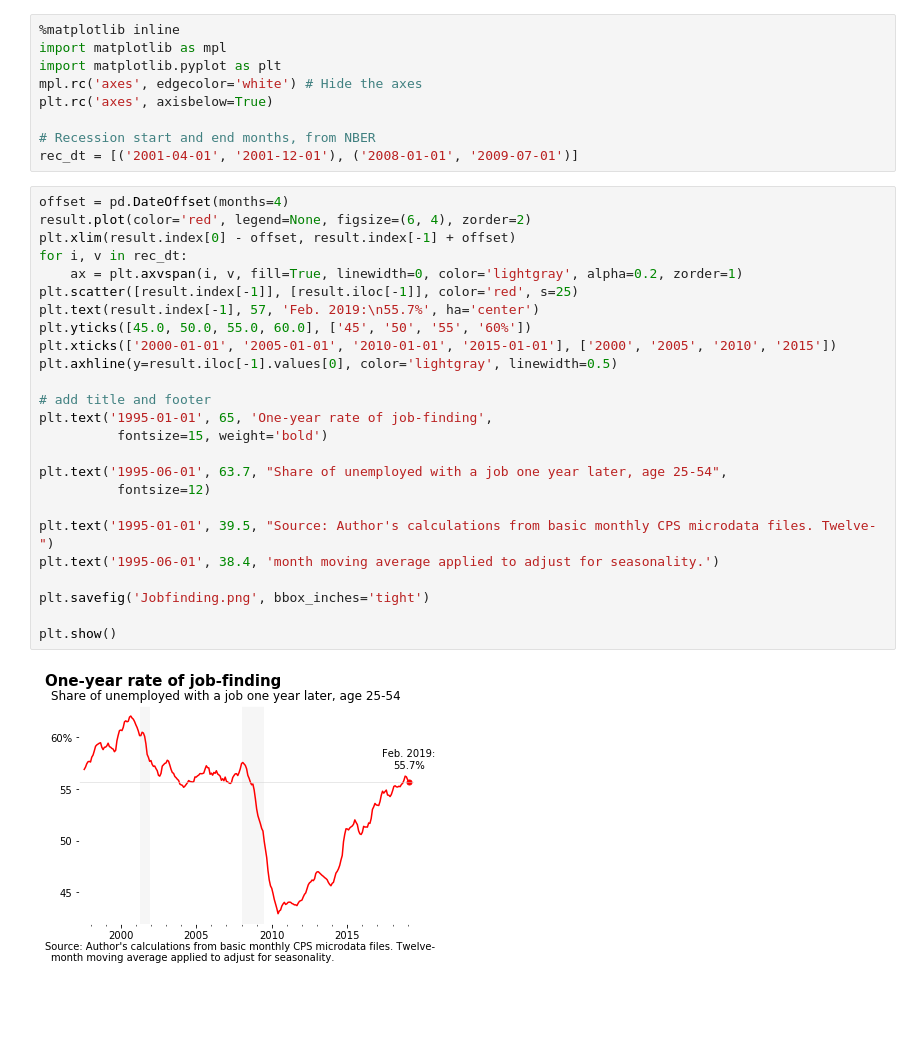
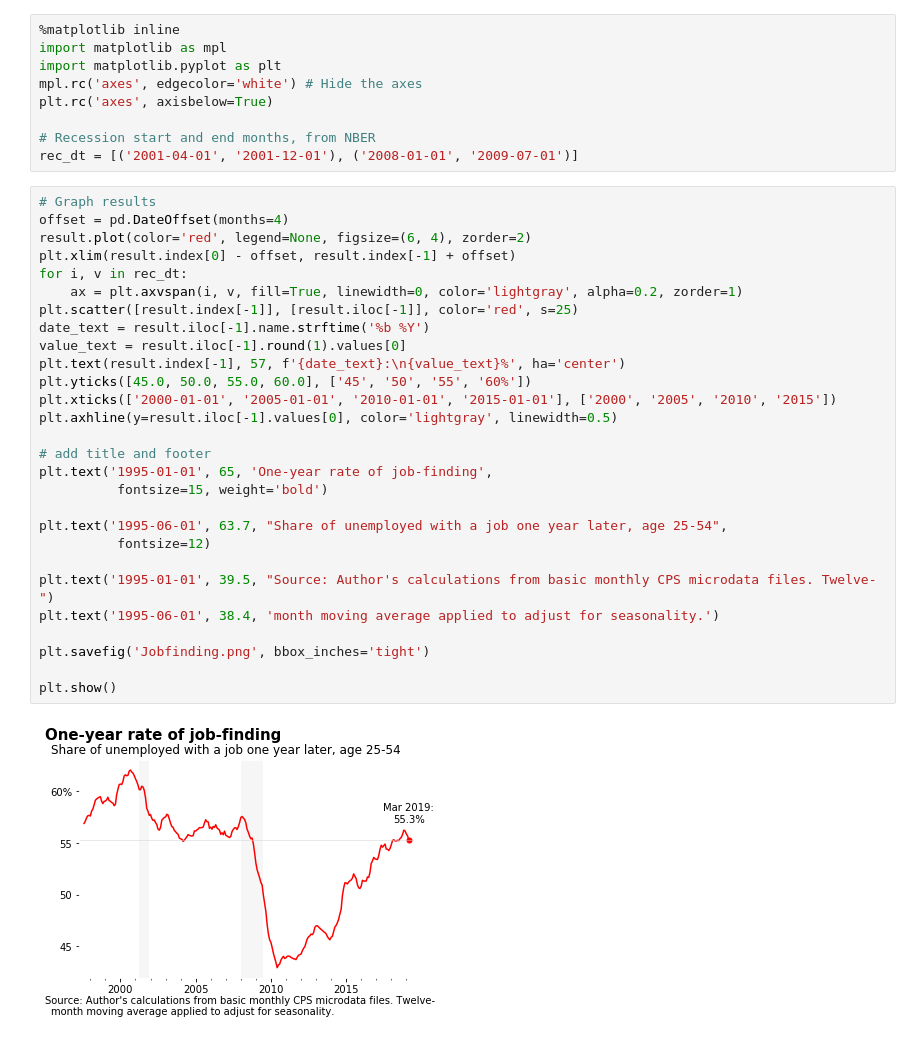
Before and after one commit to bdecon/econ_data, a Jupyter notebook: micro/bd_CPS_flow_YY.ipynb, the cells around one changed output. Drawn from its saved outputs; the diff is of its cells as text; blank space fills up the shorter version.

```diff
--- a/micro/bd_CPS_flow_YY.ipynb
+++ b/micro/bd_CPS_flow_YY.ipynb
@@ -117,29 +124,32 @@ plt.rc('axes', axisbelow=True)
 # Recession start and end months, from NBER
 rec_dt = [('2001-04-01', '2001-12-01'), ('2008-01-01', '2009-07-01')]
 # %%
+# Graph results
 offset = pd.DateOffset(months=4)
 result.plot(color='red', legend=None, figsize=(6, 4), zorder=2)
 plt.xlim(result.index[0] - offset, result.index[-1] + offset)
 for i, v in rec_dt:
     ax = plt.axvspan(i, v, fill=True, linewidth=0, color='lightgray', alpha=0.2, zorder=1)
 plt.scatter([result.index[-1]], [result.iloc[-1]], color='red', s=25)
-plt.text(result.index[-1], 57, 'Feb. 2019:\n55.7%', ha='center')
+date_text = result.iloc[-1].name.strftime('%b %Y')
+value_text = result.iloc[-1].round(1).values[0]
+plt.text(result.index[-1], 57, f'{date_text}:\n{value_text}%', ha='center')
 plt.yticks([45.0, 50.0, 55.0, 60.0], ['45', '50', '55', '60%'])
 plt.xticks(['2000-01-01', '2005-01-01', '2010-01-01', '2015-01-01'], ['2000', '2005', '2010', '2015'])
 plt.axhline(y=result.iloc[-1].values[0], color='lightgray', linewidth=0.5)
 
 # add title and footer
 plt.text('1995-01-01', 65, 'One-year rate of job-finding',
           fontsize=15, weight='bold')
 
 plt.text('1995-06-01', 63.7, "Share of unemployed with a job one year later, age 25-54",
           fontsize=12)
 
 plt.text('1995-01-01', 39.5, "Source: Author's calculations from basic monthly CPS microdata files. Twelve-")
 plt.text('1995-06-01', 38.4, 'month moving average applied to adjust for seasonality.')
 
 plt.savefig('Jobfinding.png', bbox_inches='tight')
 
 plt.show()
 # %% [output]
-[figure, old version]
+[figure, new version]
```
Also changed, not shown: parts of 3 cells of this notebook, 15 other files.
